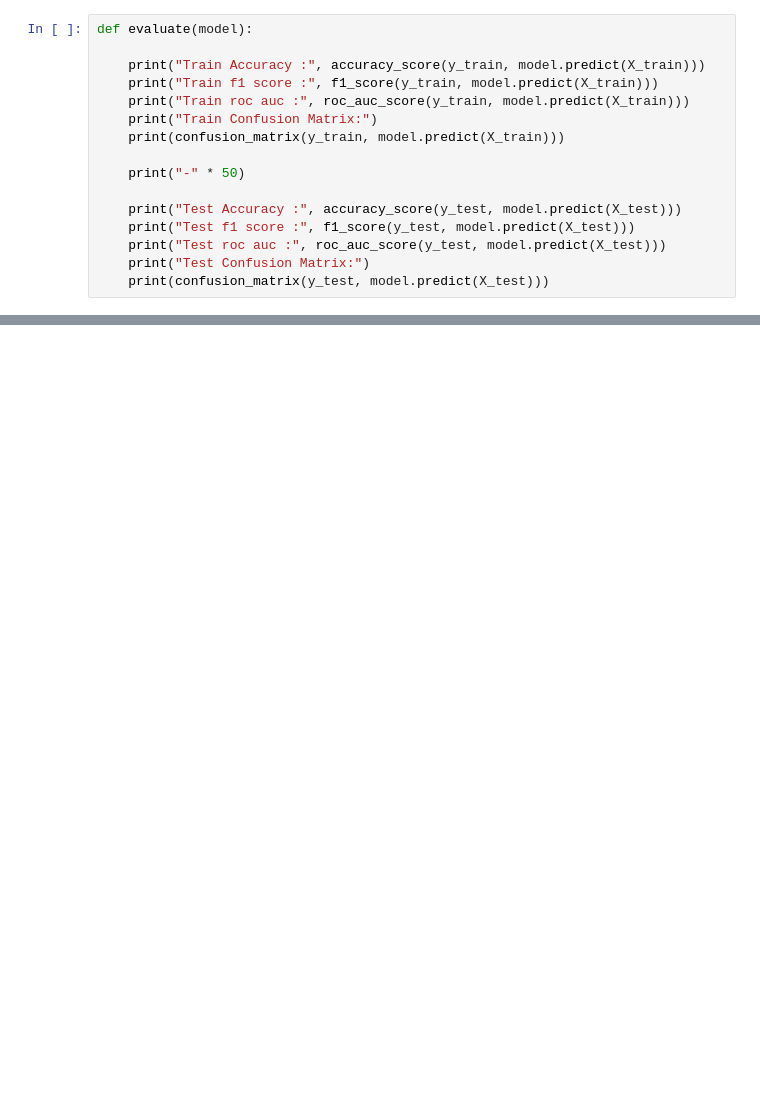
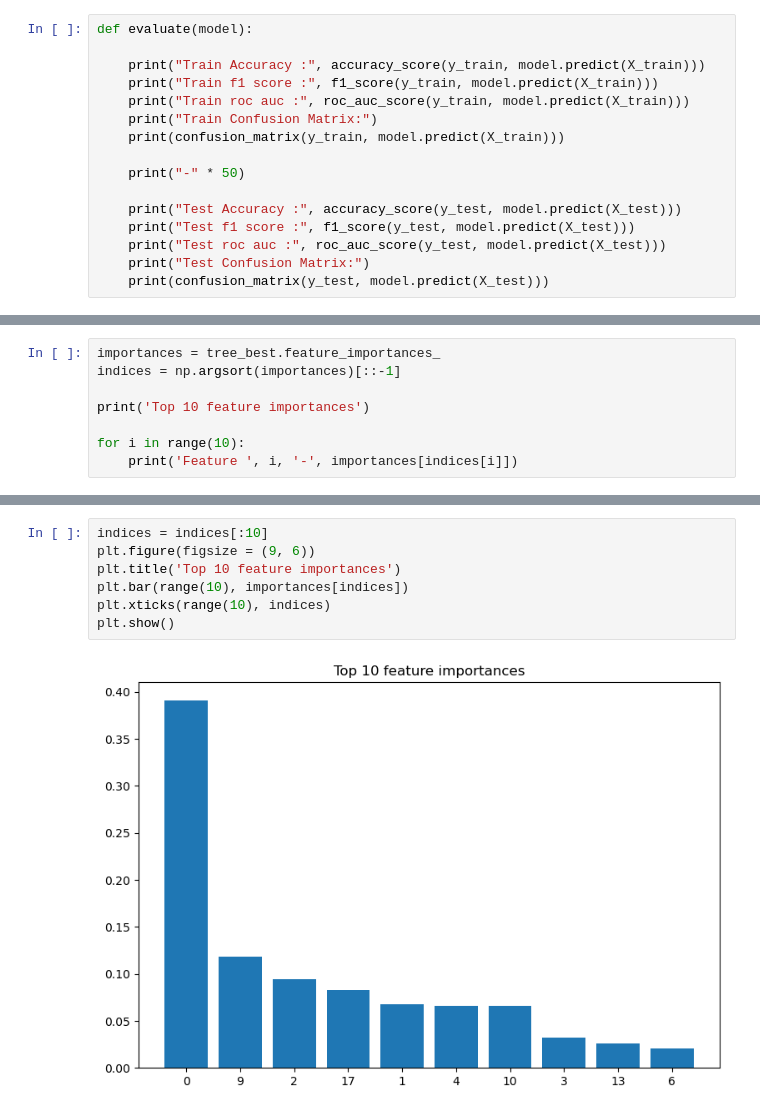
Before and after one commit to Dangmotm/FMLAB_AI, a Jupyter notebook: Exercise/Ex5/decision_tree_random_forest.ipynb, the cells around one changed output, grey strips where cells are left out. Cells and saved outputs as stored; diff of their text form; blank space fills up the shorter version.

```diff
--- a/Exercise/Ex5/decision_tree_random_forest.ipynb
+++ b/Exercise/Ex5/decision_tree_random_forest.ipynb
@@ -128,0 +216,8 @@ def evaluate(model):
+# %%
+importances = tree_best.feature_importances_
+indices = np.argsort(importances)[::-1]
+
+print('Top 10 feature importances')
+
+for i in range(10):
+    print('Feature ', i, '-', importances[indices[i]])
@@ -128,0 +236,9 @@ def evaluate(model):
+# %%
+indices = indices[:10]
+plt.figure(figsize = (9, 6))
+plt.title('Top 10 feature importances')
+plt.bar(range(10), importances[indices])
+plt.xticks(range(10), indices)
+plt.show()
+# %% [output]
+[figure, added]
```
Also changed, not shown: parts of 19 cells of this notebook, 2 other files.
